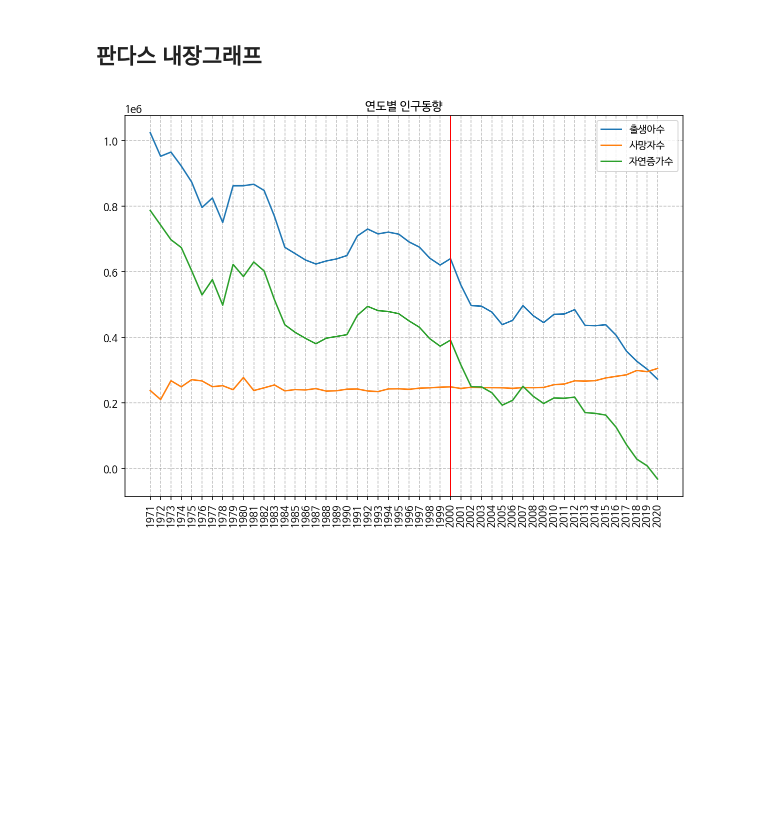
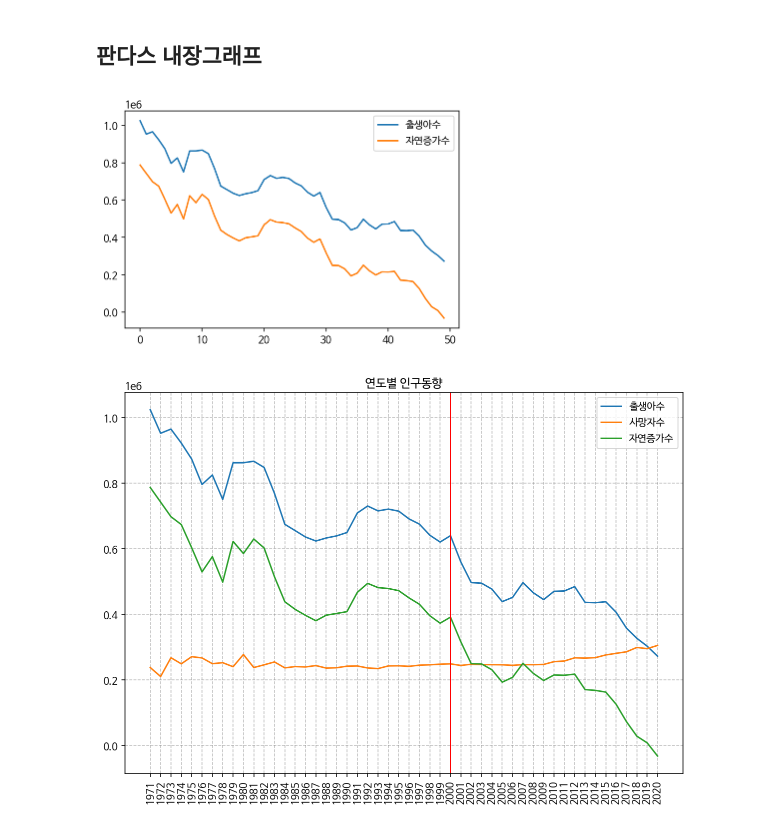
Before and after one commit to cybermin/2022_BSSM, a Jupyter notebook: 02_pandas_basic.ipynb, the cells around one changed output. Saved outputs shown, nothing was run; the diff lists cells and outputs as text; code cells hidden in the pictures; blank space fills up the shorter version.

```diff
--- a/02_pandas_basic.ipynb
+++ b/02_pandas_basic.ipynb
@@ -129,6 +154,11 @@ plt.show()
 [figure]
 # %% [markdown]
 ## 판다스 내장그래프
+# %%
+df[['출생아수', '자연증가수']].plot()
+plt.show()
+# %% [output]
+[figure, added]
 # %%
 df[['출생아수', '사망자수','자연증가수']].plot(figsize=(10,7))
 
```
Also changed, not shown: parts of 11 cells of this notebook.
